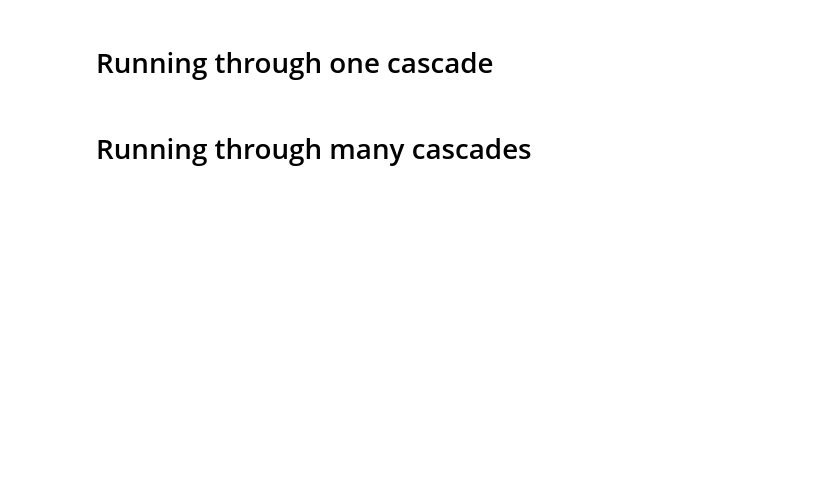
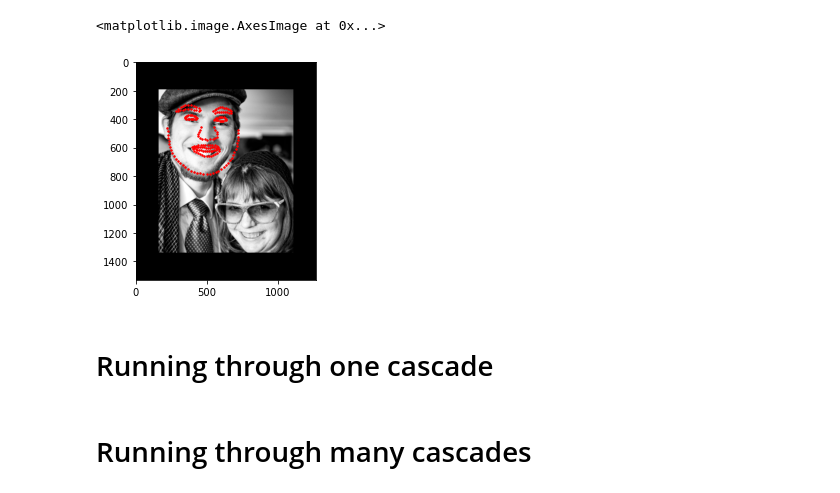
Before and after one commit to HejSumin/face_alignment, a Jupyter notebook: Predicting.ipynb, the cells around one changed output. Drawn from its saved outputs; the diff is of its cells as text; code cells hidden in the pictures; blank space fills up the shorter version.

```diff
--- a/Predicting.ipynb
+++ b/Predicting.ipynb
@@ -129,3 +141,16 @@ ax.imshow(test_image,cmap='gray')
+# %%
+#cascade4 = np.load("run_output/run_output_model_regression_trees_cascade_4.npy", allow_pickle=True)
+#initial_contribution4 = np.load("run_output/run_output_model_f_0_matrix4.npy", allow_pickle=True)
+f5,s5 = apply_cascade(s4, f4,test_image.astype(int),cascade4, initial_contribution4)
+
+fig, ax = plt.subplots()
+#ax.add_patch(Rectangle((bb_center_x,bb_center_y), bb_w, bb_h, ec="orange", fill=None, alpha=1))
+ax.scatter(s5[:,0],s5[:,1],c='r',s=2)
+#ax.scatter(features_0[:,0],features_0[:,1],c='b',s=2)
+ax.imshow(test_image,cmap='gray')
+# %% [output]
+<matplotlib.image.AxesImage at 0x...>
+[figure, added]
 # %%
 image_num = 10
 a0 = training_data[image_num]
```
Also changed, not shown: parts of 9 cells of this notebook, 2 other files.
